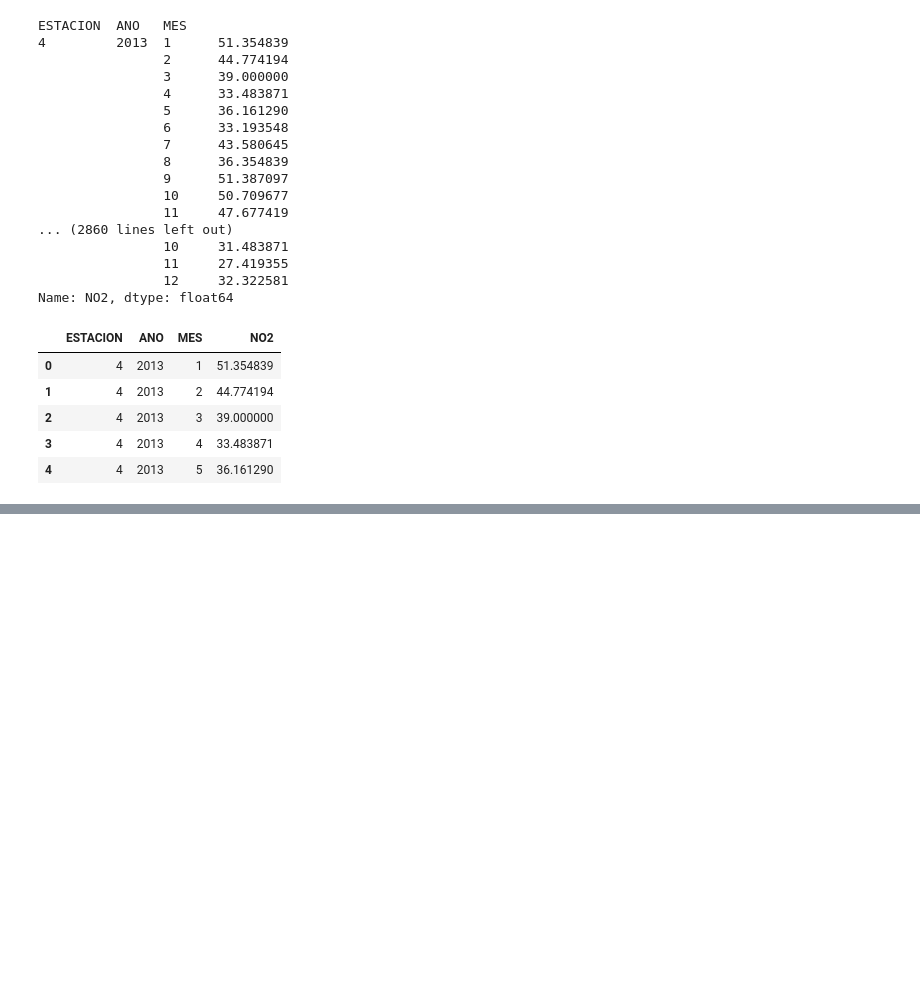
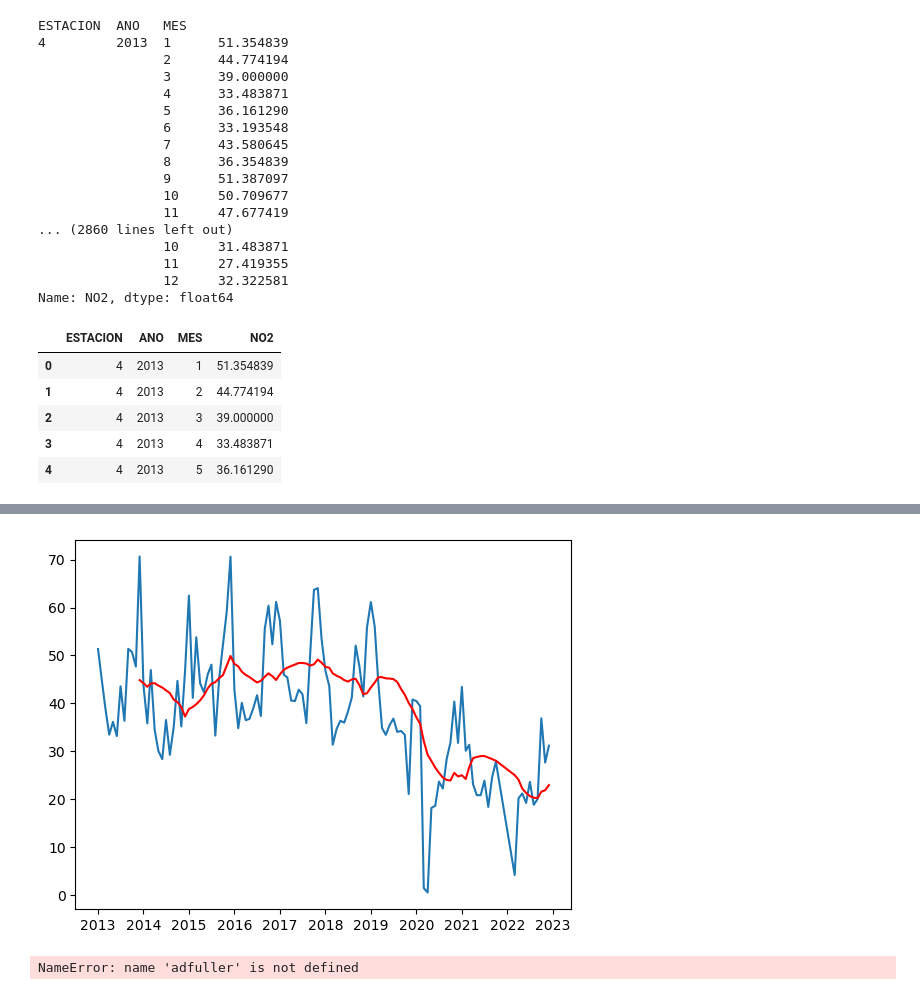
Before and after one commit to charlieciordia/AQ-MAD, a Jupyter notebook: notebook/AQ CLEAN ML.ipynb, the cells around one changed output, grey strips where cells are left out. Cells and saved outputs as stored; diff of their text form; code cells hidden in the pictures; blank space fills up the shorter version.

```diff
--- a/notebook/AQ CLEAN ML.ipynb
+++ b/notebook/AQ CLEAN ML.ipynb
@@ -128,0 +292,10 @@ df_monthly_avg.head()
+# %%
+plt.plot(plaza_esp["NO2"])
+plt.plot(plaza_esp.rolling(window= 12).mean(), c = "r");
+# %% [output]
+[figure, added]
+# %%
+res = adfuller(plaza_esp["NO2"])
+res
+# %% [output]
+NameError: name 'adfuller' is not defined
```
Also changed, not shown: parts of 23 cells of this notebook.
